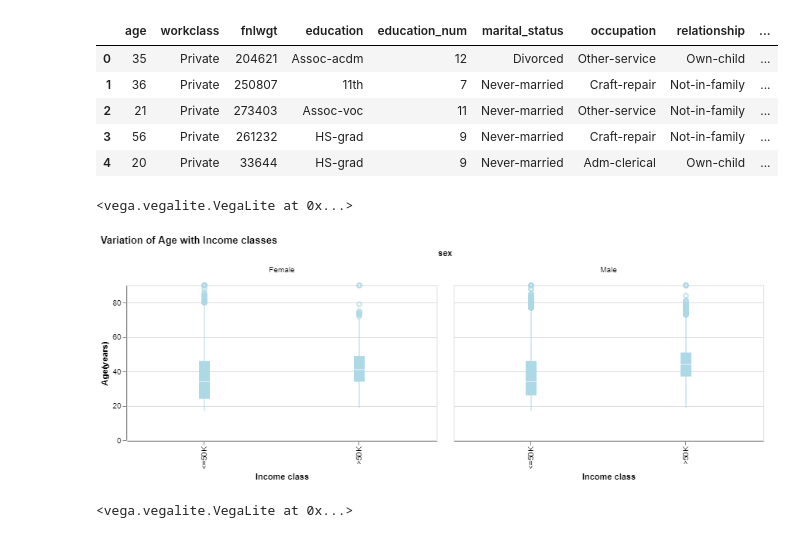
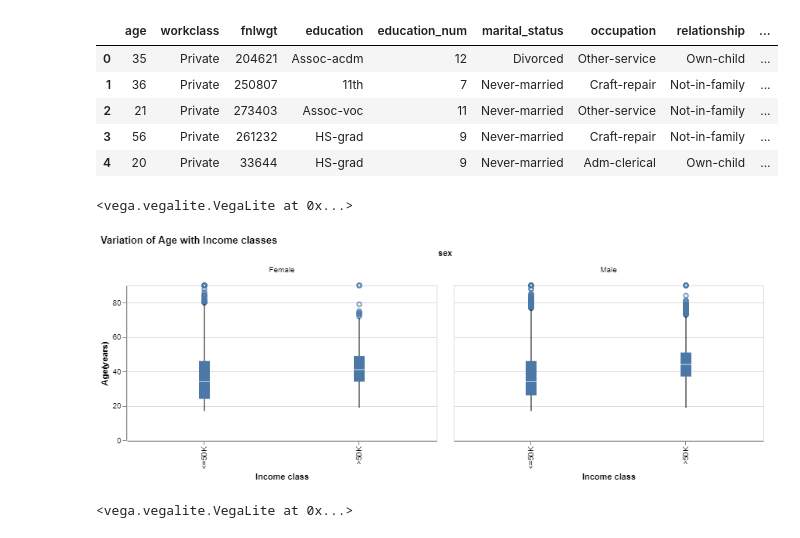
Before and after one commit to UBC-MDS/DSCI_522_group-307, a Jupyter notebook: eda/EDA_Adult_data.ipynb, the cells around one changed output. Drawn from its saved outputs; the diff is of its cells as text; code cells hidden in the pictures.

```diff
--- a/eda/EDA_Adult_data.ipynb
+++ b/eda/EDA_Adult_data.ipynb
@@ -138,19 +138,19 @@ X_train.head()
 # %%
 alt.data_transformers.disable_max_rows()
 
-p1 = alt.Chart(X_train).mark_boxplot(color = "lightblue").encode(
+p1 = alt.Chart(X_train).mark_boxplot().encode(
     alt.X('target:O', title = "Income class"),
     alt.Y('age:Q', title = "Age(years)"),
     facet = 'sex:N'
 ).properties(
     title = "Variation of Age with Income classes",
     width = 400,
     height = 200
 )
 p1
 # %% [output]
 <vega.vegalite.VegaLite at 0x...>
-[figure, old version]
+[figure, new version]
 # %%
 
 p2 = alt.Chart(X_train).mark_bar().encode(
```
Also changed, not shown: parts of 3 cells of this notebook.
